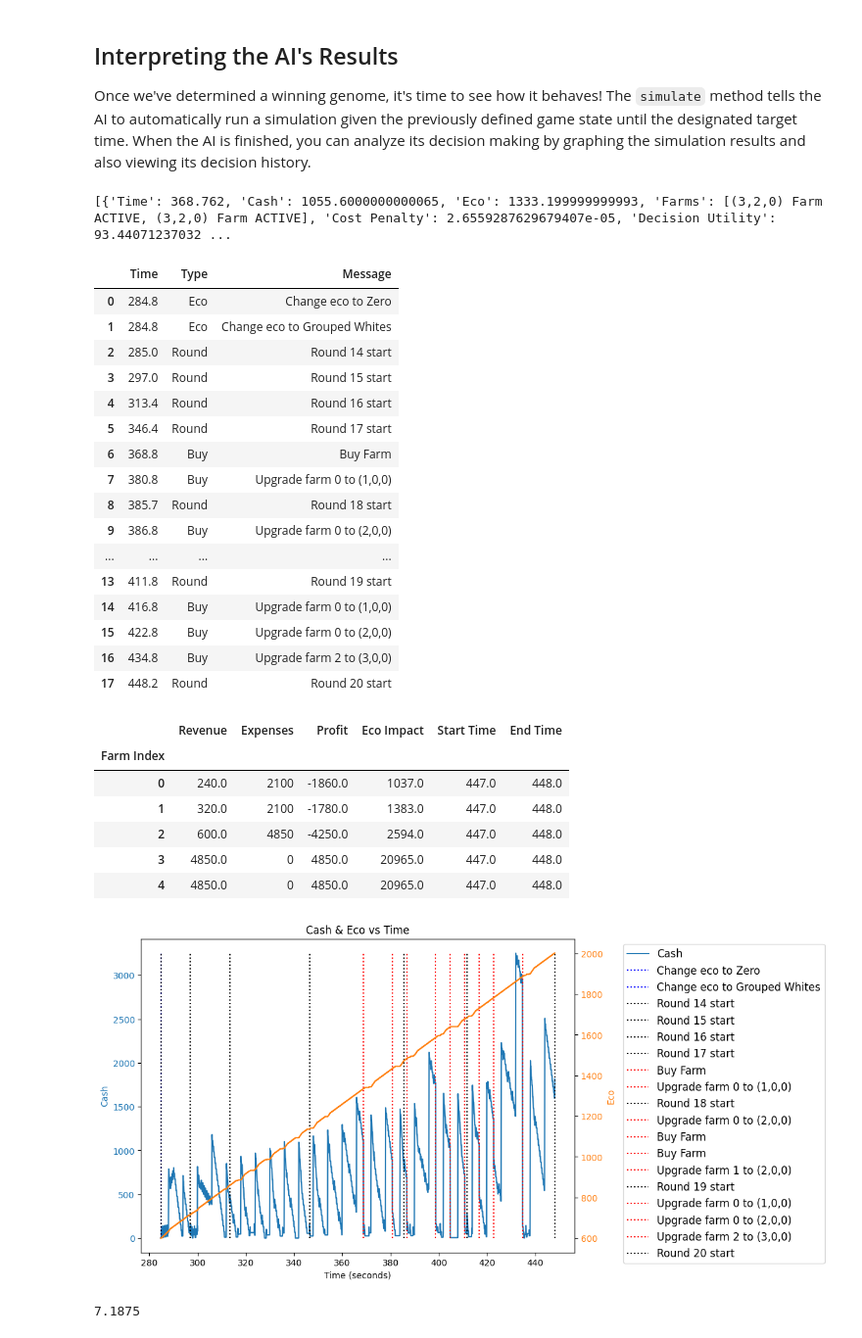
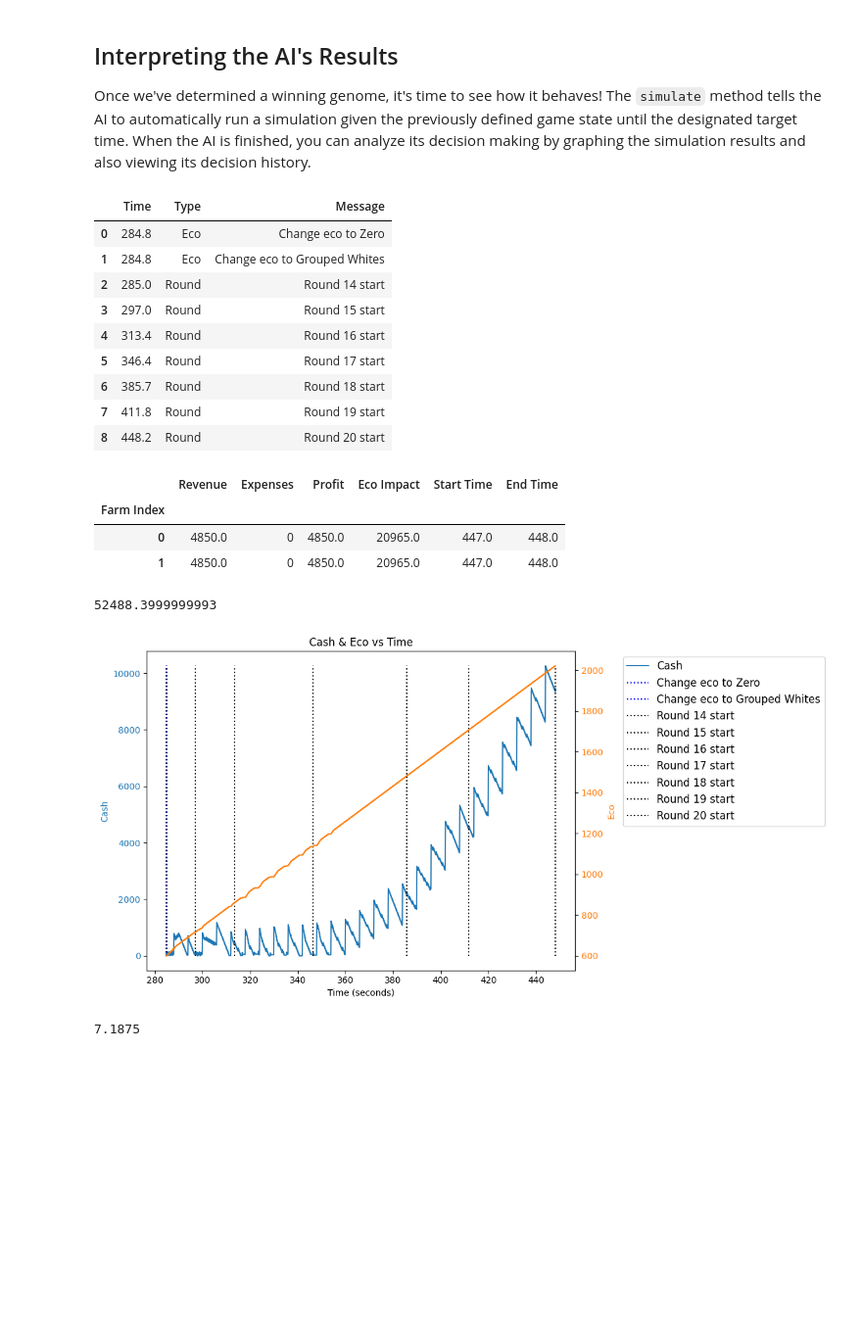
Before and after one commit to redlaserbmBTD/BTDB2_SIMULATOR, a Jupyter notebook: tutorials/6_artificial_intelligence.ipynb, the cells around one changed output. Shown at 98% size. Cells and saved outputs as stored; diff of their text form; code cells hidden in the pictures; blank space fills up the shorter version.

```diff
--- a/tutorials/6_artificial_intelligence.ipynb
+++ b/tutorials/6_artificial_intelligence.ipynb
@@ -80,35 +80,25 @@ The winning network achieved a fitness of 56253.99999999952
 Once we've determined a winning genome, it's time to see how it behaves! The `simulate` method tells the AI to automatically run a simulation given the previously defined game state until the designated target time. When the AI is finished, you can analyze its decision making by graphing the simulation results and also viewing its decision history.
 # %%
 ai.simulate(target_time)
-print(ai.decision_history)
 dd.viewHistory(ai.game_state)
+dd.cashGen(ai.game_state, parameters = parameters)
 # %% [output]
-[{'Time': 368.762, 'Cash': 1055.6000000000065, 'Eco': 1333.199999999993, 'Farms': [(3,2,0) Farm ACTIVE, (3,2,0) Farm ACTIVE], 'Cost Penalty': 2.6559287629679407e-05, 'Decision Utility': 93.44071237032 ...
 |  | Time | Type | Message |
 | 0 | 284.8 | Eco | Change eco to Zero |
 | 1 | 284.8 | Eco | Change eco to Grouped Whites |
 | 2 | 285.0 | Round | Round 14 start |
 | 3 | 297.0 | Round | Round 15 start |
 | 4 | 313.4 | Round | Round 16 start |
 | 5 | 346.4 | Round | Round 17 start |
-| 6 | 368.8 | Buy | Buy Farm |
-| 7 | 380.8 | Buy | Upgrade farm 0 to (1,0,0) |
-| 8 | 385.7 | Round | Round 18 start |
-| 9 | 386.8 | Buy | Upgrade farm 0 to (2,0,0) |
-| ... | ... | ... | ... |
-| 13 | 411.8 | Round | Round 19 start |
-| 14 | 416.8 | Buy | Upgrade farm 0 to (1,0,0) |
-| 15 | 422.8 | Buy | Upgrade farm 0 to (2,0,0) |
-| 16 | 434.8 | Buy | Upgrade farm 2 to (3,0,0) |
-| 17 | 448.2 | Round | Round 20 start |
+| 6 | 385.7 | Round | Round 18 start |
+| 7 | 411.8 | Round | Round 19 start |
+| 8 | 448.2 | Round | Round 20 start |
 |  | Revenue | Expenses | Profit | Eco Impact | Start Time | End Time |
 | Farm Index |  |  |  |  |  |  |
-| 0 | 240.0 | 2100 | -1860.0 | 1037.0 | 447.0 | 448.0 |
-| 1 | 320.0 | 2100 | -1780.0 | 1383.0 | 447.0 | 448.0 |
-| 2 | 600.0 | 4850 | -4250.0 | 2594.0 | 447.0 | 448.0 |
-| 3 | 4850.0 | 0 | 4850.0 | 20965.0 | 447.0 | 448.0 |
-| 4 | 4850.0 | 0 | 4850.0 | 20965.0 | 447.0 | 448.0 |
+| 0 | 4850.0 | 0 | 4850.0 | 20965.0 | 447.0 | 448.0 |
+| 1 | 4850.0 | 0 | 4850.0 | 20965.0 | 447.0 | 448.0 |
+52488.3999999993
-[figure, old version]
+[figure, new version]
 # %%
 b2.farm_total_cost_values[(3,2,0)]/800
 # %% [output]
```
Also changed, not shown: parts of 5 cells of this notebook, 1 other file.
